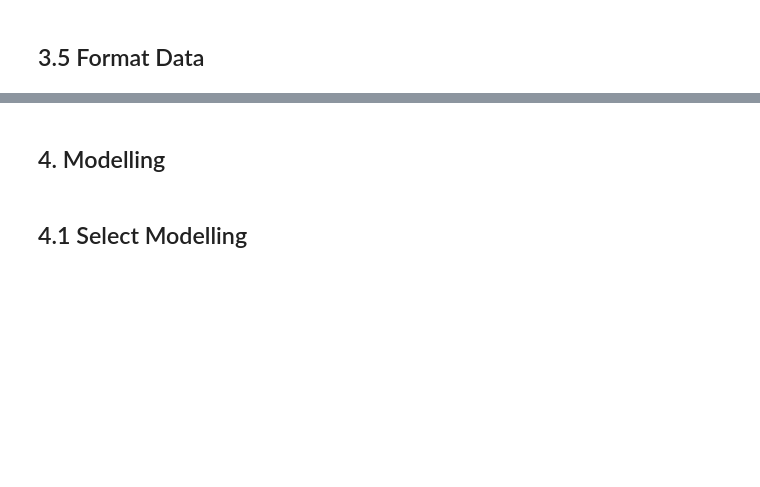
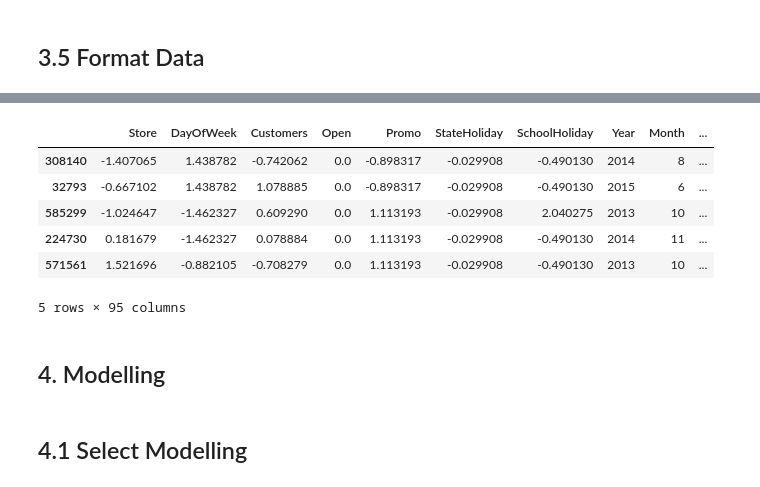
Before and after one commit to Mrschiss/IndusAnalProj, a Jupyter notebook: src/analytics_Project_Structure.ipynb, the cells around one changed output, grey strips where cells are left out. Drawn from its saved outputs; the diff is of its cells as text; code cells hidden in the pictures; blank space fills up the shorter version.

```diff
--- a/src/analytics_Project_Structure.ipynb
+++ b/src/analytics_Project_Structure.ipynb
@@ -1190,2 +1808,72 @@ Column: Customers
 # %% [markdown]
 ## 3.5 Format Data
+# %%
+# 3.5 FORMAT DATA
+# Goal:
+# - Ensure consistent data types
+# - Scale/standardize numerical features (useful for Linear Regression, etc.)
+# - Keep final datasets ready for modelling
+
+from sklearn.preprocessing import StandardScaler
+import numpy as np
+import pandas as pd
+
+print("Initial shapes:")
+print("  X_train:", X_train.shape)
+print("  X_val:  ", X_val.shape)
+print("  X_test_aligned:", X_test_aligned.shape)
+
+# 1. ENSURE CONSISTENT DATA TYPES
+
+# Convert all boolean-like columns to int (0/1)
+def convert_bool_like_to_int(df):
+    for col in df.columns:
+        # If it's numeric with only 0/1 or NaN, cast to int
+        if df[col].dtype in [np.float64, np.int64]:
+            unique_vals = set(df[col].dropna().unique().tolist())
+            if unique_vals.issubset({0, 1}):
+                df[col] = df[col].astype(int)
+    return df
+
+X_train = convert_bool_like_to_int(X_train)
+X_val = convert_bool_like_to_int(X_val)
+X_test_aligned = convert_bool_like_to_int(X_test_aligned)
+
+# 2. SCALE / STANDARDIZE NUMERICAL FEATURES
+# We will scale only the numerical columns (not the one-hot encoded dummies),
+# using the mean and std from X_train.
+
+numeric_cols = X_train.select_dtypes(include=['int64', 'float64']).columns.tolist()
+
+print("\nNumeric columns to be scaled (first 10):")
+print(numeric_cols[:10])
+
+scaler = StandardScaler()
+
+# Fit on train, transform train/val/test
+X_train_scaled = X_train.copy()
+X_val_scaled = X_val.copy()
+X_test_scaled = X_test_aligned.copy()
+
+X_train_scaled[numeric_cols] = scaler.fit_transform(X_train[numeric_cols])
+X_val_scaled[numeric_cols]   = scaler.transform(X_val[numeric_cols])
+X_test_scaled[numeric_cols]  = scaler.transform(X_test_aligned[numeric_cols])
+
+# 3. FINAL SUMMARY
+
+print("\nFORMATTED DATA SUMMARY")
+print("----------------------")
+print("X_train_scaled shape:", X_train_scaled.shape)
+print("X_val_scaled shape:  ", X_val_scaled.shape)
+print("X_test_scaled shape: ", X_test_scaled.shape)
+print("y_train length:", len(y_train))
+print("y_val length:  ", len(y_val))
+
+print("\nSample of formatted X_train_scaled:")
+display(X_train_scaled.head())
+
+# These are the final formatted datasets to use in the modelling section:
+#   - X_train_scaled, y_train
+#   - X_val_scaled,   y_val
+#   - X_test_scaled   (for predictions)
+# %% [output]
@@ -1192,3 +1897,10 @@ Column: Customers
+|  | Store | DayOfWeek | Customers | Open | Promo | StateHoliday | SchoolHoliday | Year | Month | ... |
+| 308140 | -1.407065 | 1.438782 | -0.742062 | 0.0 | -0.898317 | -0.029908 | -0.490130 | 2014 | 8 | ... |
+| 32793 | -0.667102 | 1.438782 | 1.078885 | 0.0 | -0.898317 | -0.029908 | -0.490130 | 2015 | 6 | ... |
+| 585299 | -1.024647 | -1.462327 | 0.609290 | 0.0 | 1.113193 | -0.029908 | 2.040275 | 2013 | 10 | ... |
+| 224730 | 0.181679 | -1.462327 | 0.078884 | 0.0 | 1.113193 | -0.029908 | -0.490130 | 2014 | 11 | ... |
+| 571561 | 1.521696 | -0.882105 | -0.708279 | 0.0 | 1.113193 | -0.029908 | -0.490130 | 2013 | 10 | ... |
+5 rows × 95 columns
 # %% [markdown]
 ## 4. Modelling
 # %% [markdown]
```
Also changed, not shown: parts of 8 cells of this notebook.
